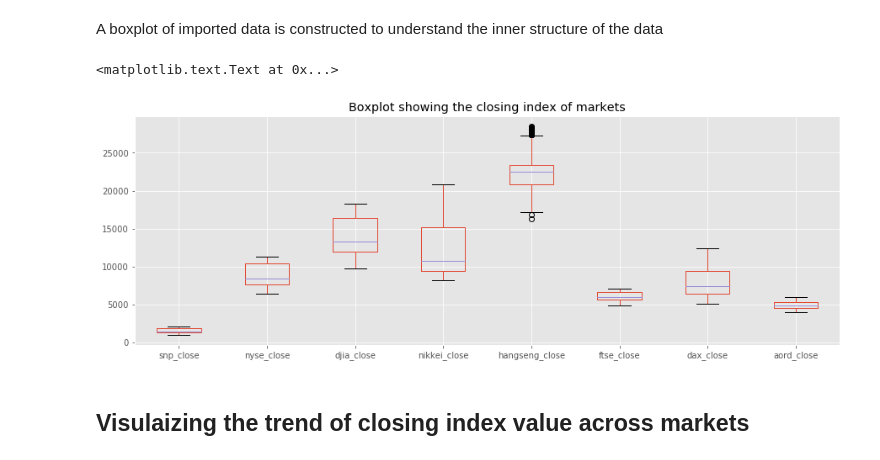
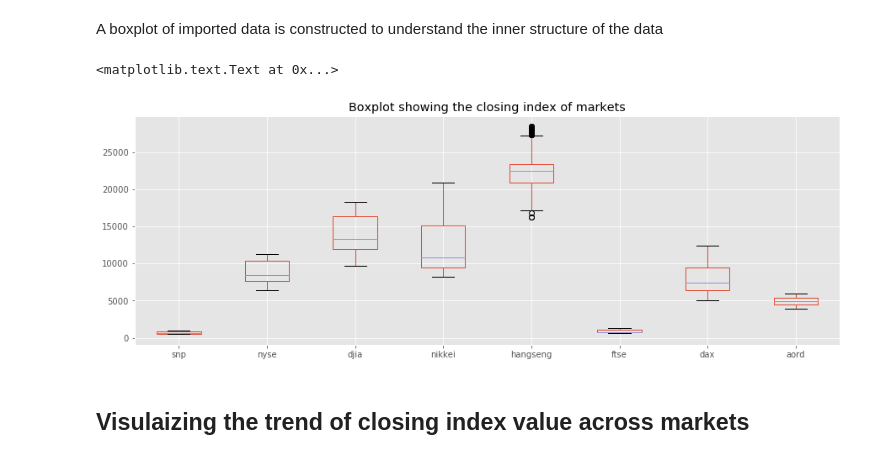
Before and after one commit to saurabhsingh13no/Analyzing_financial_data, a Jupyter notebook: Machine learning Financial Data_My_version.ipynb, the cells around one changed output. Drawn from its saved outputs; the diff is of its cells as text; code cells hidden in the pictures.

```diff
--- a/Machine learning Financial Data_My_version.ipynb
+++ b/Machine learning Financial Data_My_version.ipynb
@@ -26,14 +26,14 @@ import matplotlib
 A boxplot of imported data is constructed to understand the inner structure of the data
 # %%
 matplotlib.style.use('ggplot')
-cd=pd.read_pickle("./closing_data_pickle")
+cd=pd.read_pickle("./closing_date_dyanamic.pickle")
 cd=cd.sort_index()
 plt.figure(figsize=(15,5))
 cd.boxplot()
 plt.title("Boxplot showing the closing index of markets")
 # %% [output]
 <matplotlib.text.Text at 0x...>
-[figure, old version]
+[figure, new version]
 # %% [markdown]
 ## Visulaizing the trend of closing index value across markets
 # %% [markdown]
```
Also changed, not shown: parts of 2 cells of this notebook, 10 other files.
